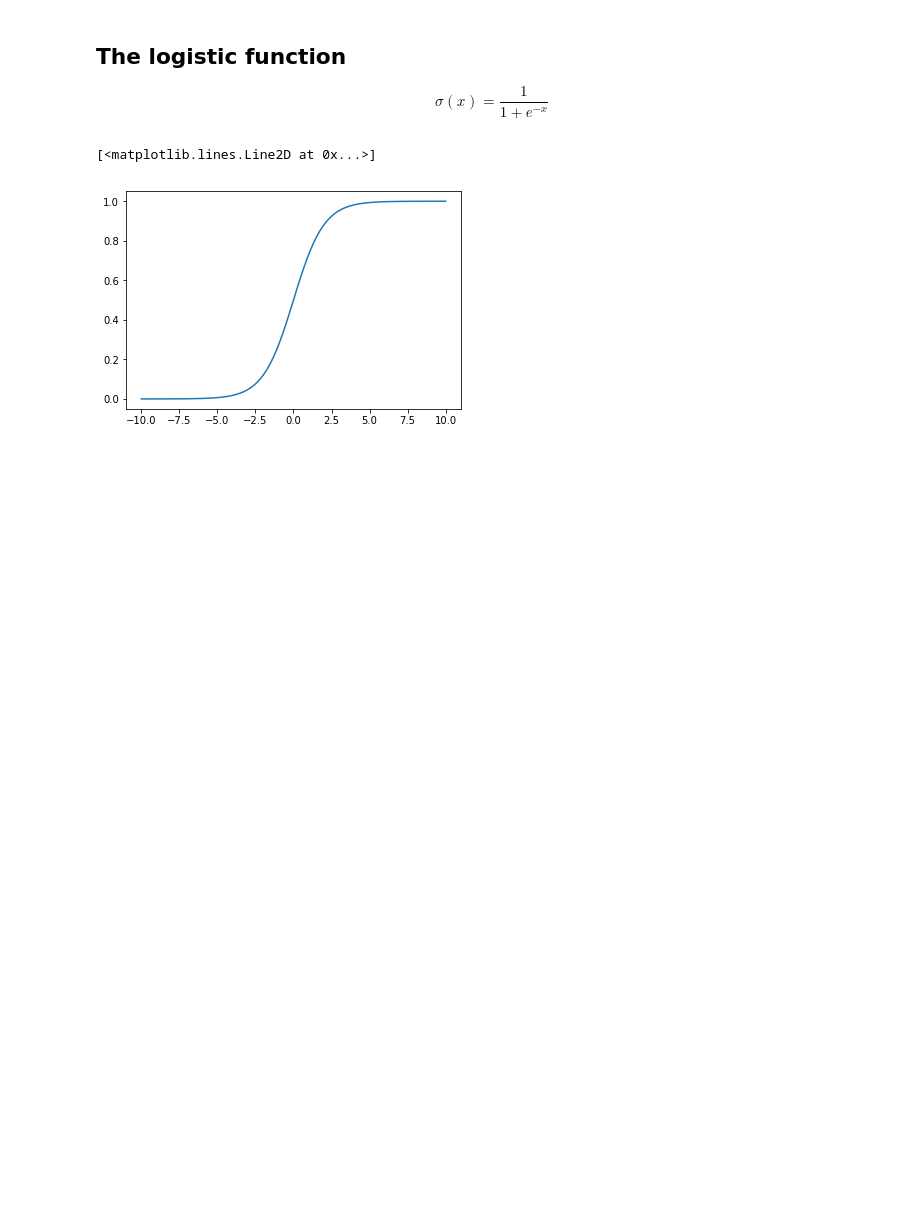
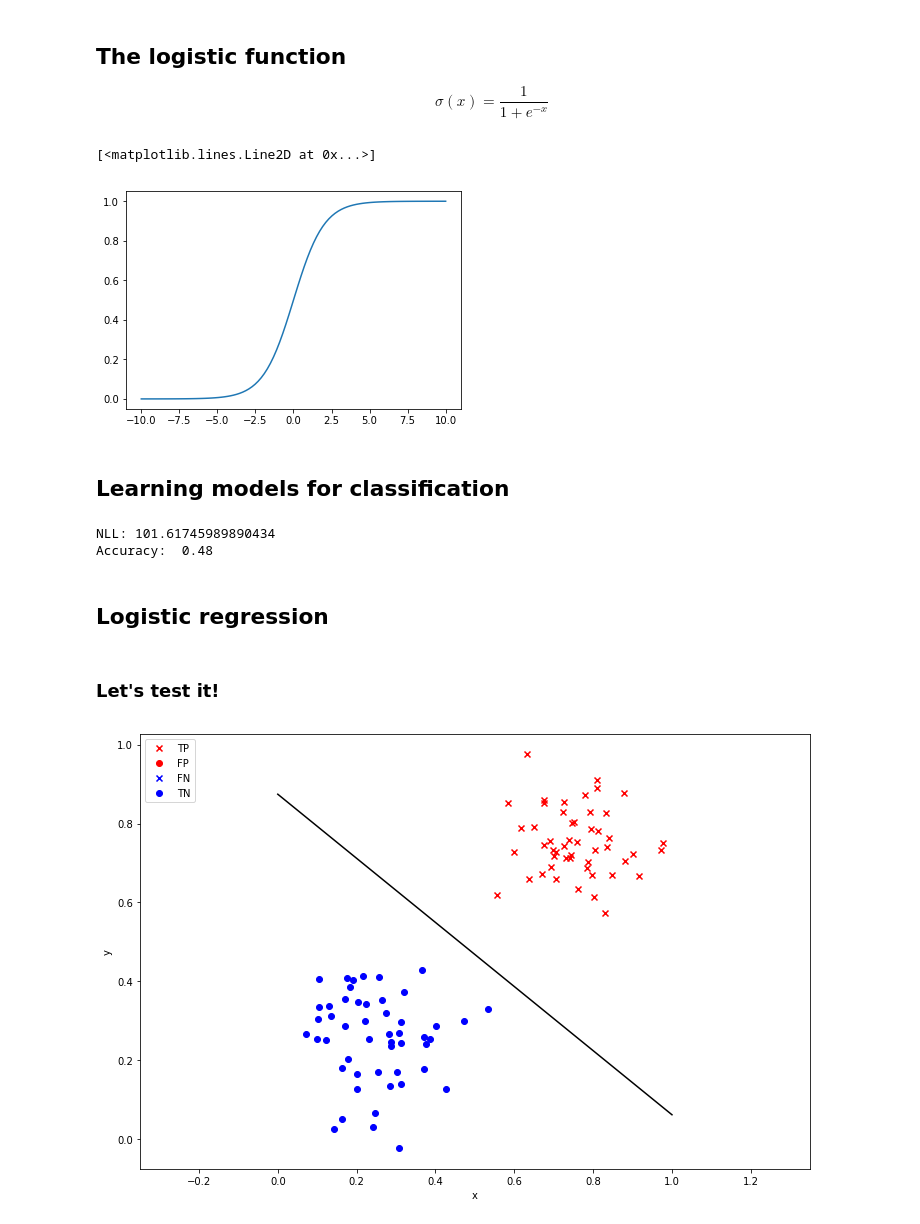
Before and after one commit to andreicnica/summer-school, a Jupyter notebook: demo-nn/Logistic Regression.ipynb, the cells around one changed output. Cells and saved outputs as stored; diff of their text form; code cells hidden in the pictures; blank space fills up the shorter version.

Commit message:
Add logistic regression

```diff
--- a/demo-nn/Logistic Regression.ipynb
+++ b/demo-nn/Logistic Regression.ipynb
@@ -152,3 +155,54 @@ plt.plot(x, logistic(x))
 # %% [output]
 [<matplotlib.lines.Line2D at 0x...>]
 [figure]
+# %% [markdown]
+## Learning models for classification
+# %%
+def nll(Y, T):
+    idx0 = (T > 0.5)
+    idx1 = (T < 0.5)
+    return -np.sum(np.log(Y[idx0])) - np.sum(np.log(1.0 - Y[idx1]))
+
+def accuracy(Y, T):
+    N = Y.shape[0]
+    return np.sum(((T < 0.5) & (Y < 0.5)) | ((T > 0.5) & (Y > 0.5))) / N
+
+print("NLL:", nll(np.random.uniform(size=(100)), T))
+print("Accuracy: ", accuracy(np.random.uniform(size=(100)), T))
+# %% [output]
+NLL: 101.61745989890434
+Accuracy:  0.48
+# %% [markdown]
+## Logistic regression
+# %%
+def train_logistic(X, T, lr=.01, epochs_no=10):
+    (N, D) = X.shape
+    X_hat = np.concatenate([X, np.ones((N, 1))], axis=1)
+    W = np.random.randn((D+1))
+
+    for epoch in range(epochs_no):
+        Y = logistic(np.dot(X_hat, W))
+        W -= lr * (np.dot(X_hat.T, Y - T) / N)
+
+    return W
+
+def predict_logistic(X, W):
+    N = X.shape[0]
+    X_hat = np.concatenate([X, np.ones((N, 1))], axis=1)
+    Y = logistic(np.dot(X_hat, W))
+    return Y
+# %% [markdown]
+### Let's test it!
+# %%
+X, T = two_clusters(100, variance=0.1)
+W = train_logistic(X, T, lr=.1, epochs_no=1000)
+Y = predict_logistic(X, W)
+ax = visualize_dataset(X, T, Y);
+
+__x = np.linspace(0, 1, 100)
+__y = (-__x * W[0] - W[2]) / W[1]
+
+plt.plot(__x, __y, c="black", axes=ax)
+plt.show()
+# %% [output]
+[figure, added]
```
Also changed, not shown: parts of 13 cells of this notebook.
